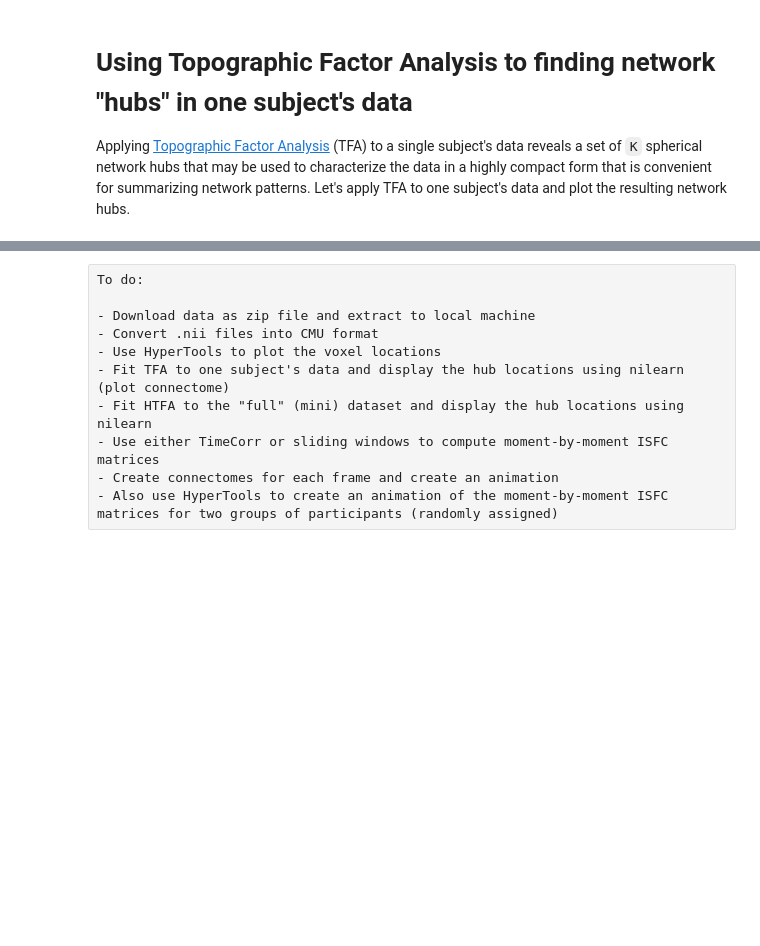
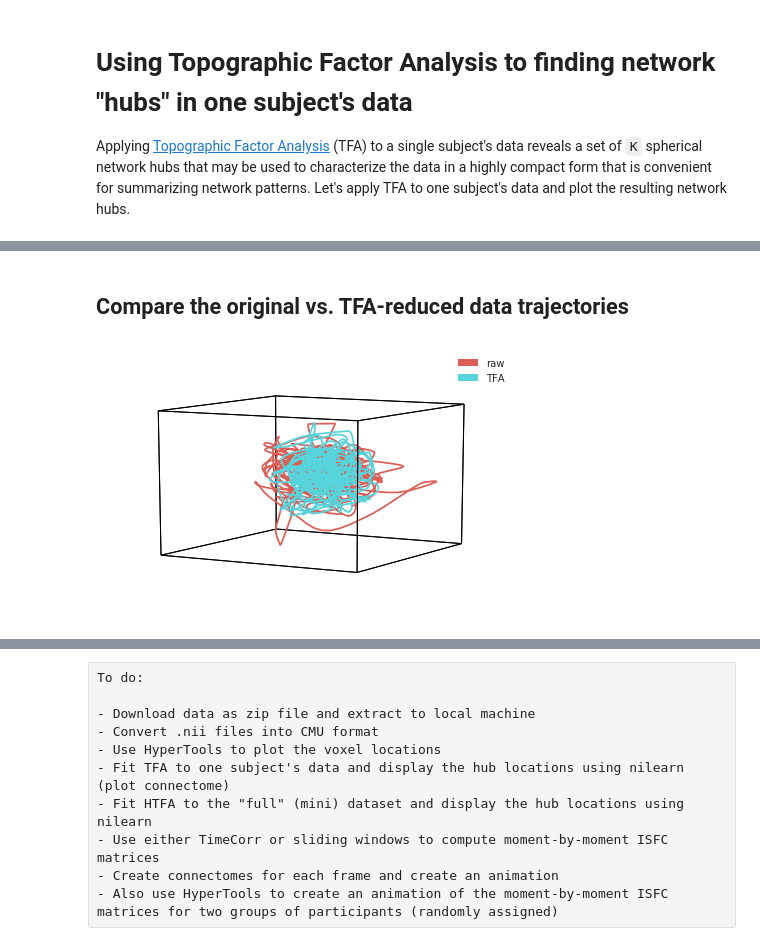
Before and after one commit to Summer-MIND/mind_2017, a Jupyter notebook: Tutorials/fMRI_NetworkDynamics/htfa_tutorial.ipynb, the cells around one changed output, grey strips where cells are left out. Drawn from its saved outputs; the diff is of its cells as text; code cells hidden in the pictures; blank space fills up the shorter version.

```diff
--- a/Tutorials/fMRI_NetworkDynamics/htfa_tutorial.ipynb
+++ b/Tutorials/fMRI_NetworkDynamics/htfa_tutorial.ipynb
@@ -129,0 +161,9 @@ Applying [Topographic Factor Analysis](http://journals.plos.org/plosone/article?
+# %% [markdown]
+## Compare the original vs. TFA-reduced data trajectories
+# %%
+reduced_raw = hyp.tools.reduce(cmu_data[0]['Y'], ndims=10)
+reduced_tfa = tfa.W_.T
+
+reduced_aligned_data = hyp.plot([reduced_raw, reduced_tfa], align=True, legend=['raw', 'TFA'], model='MDS')
+# %% [output]
+[figure, added]
```
Also changed, not shown: parts of 11 cells of this notebook.
